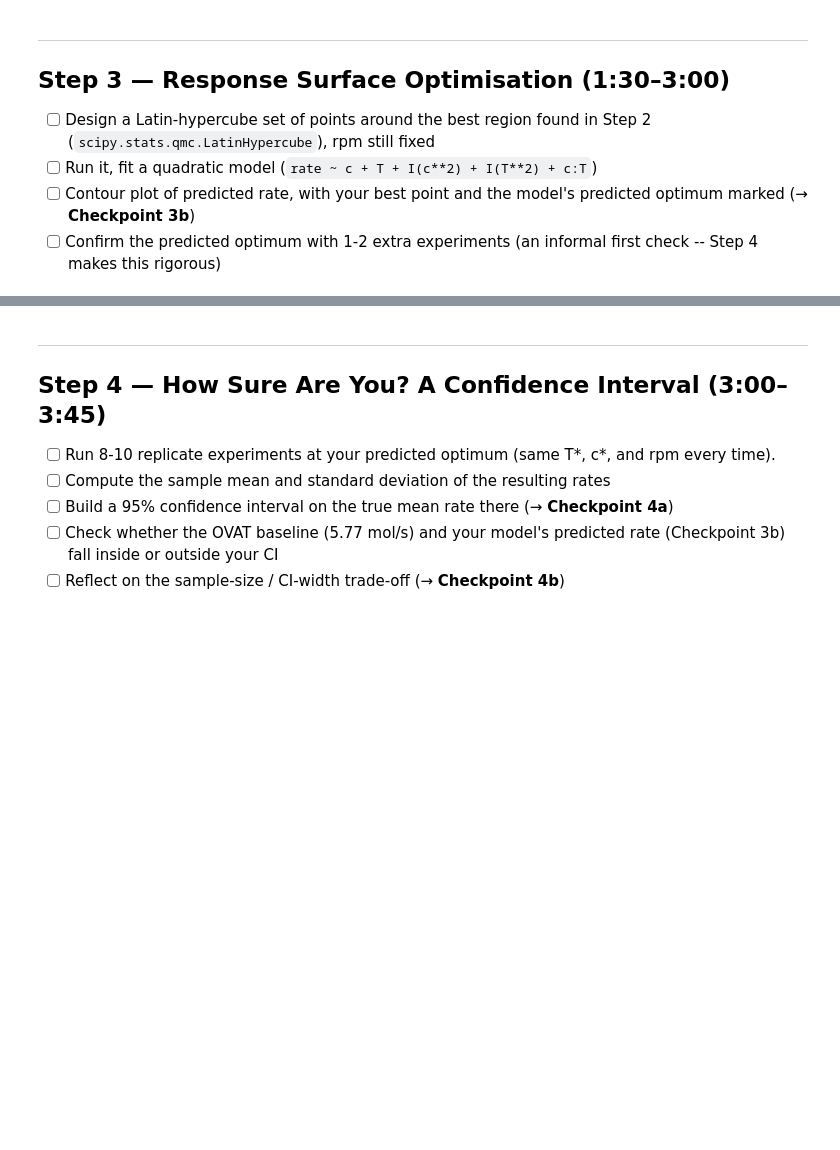
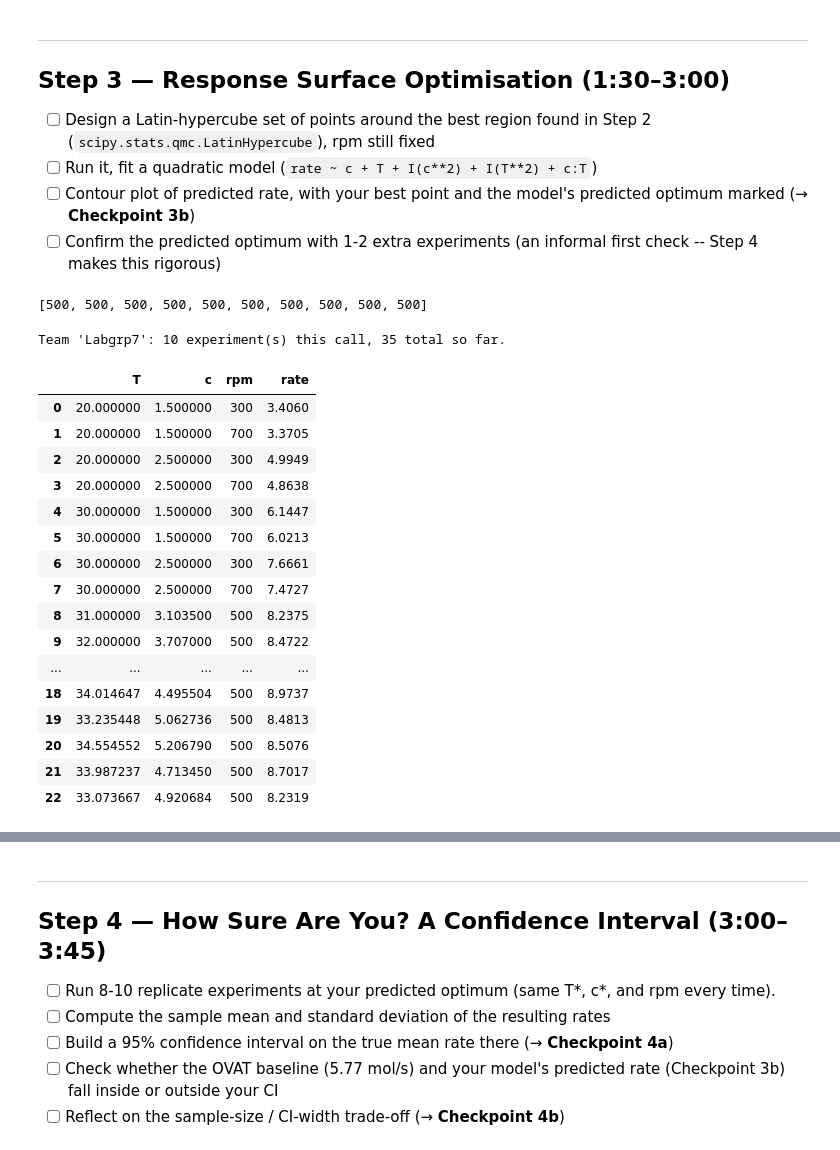
Before and after one commit to evagulevska-ctrl/1kb570_2026, a Jupyter notebook: Labs/03_optimising_catalytic_reaction/starter_notebook.ipynb, the cells around one changed output, grey strips where cells are left out. Saved outputs shown, nothing was run; the diff lists cells and outputs as text; code cells hidden in the pictures; blank space fills up the shorter version.

```diff
--- a/Labs/03_optimising_catalytic_reaction/starter_notebook.ipynb
+++ b/Labs/03_optimising_catalytic_reaction/starter_notebook.ipynb
@@ -124,3 +360,41 @@ log(result)
 # points in [0,1]^2 for (c, T), then scale them to your chosen region.
 # qmc.scale(sample, l_bounds, u_bounds) does the scaling for you. If you
 # fixed your rpm value, rpm stays fixed at your chosen value for every point.
+num_samples = 10
+sample = qmc.LatinHypercube(d=2, seed=RANDOM_STATE).random(n=num_samples)
+scaled = qmc.scale(sample, [4.3,33], [5.5,35])
+T_box=[]
+c_box=[]
+rpm_new=[]
+for i in range(len(scaled)):
+    c_box.append(scaled[i][0])
+    T_box.append(scaled[i][1])
+    rpm_new.append(500)
+print(rpm_new)
+# %% [output]
+[500, 500, 500, 500, 500, 500, 500, 500, 500, 500]
+# %%
+from plant_client import run_experiment, leaderboard
+
+result = run_experiment(T = T_box, c = c_box, rpm = rpm_new, name='square1')
+result
+log(result)
+# %% [output]
+Team 'Labgrp7': 10 experiment(s) this call, 35 total so far.
+|  | T | c | rpm | rate |
+| 0 | 20.000000 | 1.500000 | 300 | 3.4060 |
+| 1 | 20.000000 | 1.500000 | 700 | 3.3705 |
+| 2 | 20.000000 | 2.500000 | 300 | 4.9949 |
+| 3 | 20.000000 | 2.500000 | 700 | 4.8638 |
+| 4 | 30.000000 | 1.500000 | 300 | 6.1447 |
+| 5 | 30.000000 | 1.500000 | 700 | 6.0213 |
+| 6 | 30.000000 | 2.500000 | 300 | 7.6661 |
+| 7 | 30.000000 | 2.500000 | 700 | 7.4727 |
+| 8 | 31.000000 | 3.103500 | 500 | 8.2375 |
+| 9 | 32.000000 | 3.707000 | 500 | 8.4722 |
+| ... | ... | ... | ... | ... |
+| 18 | 34.014647 | 4.495504 | 500 | 8.9737 |
+| 19 | 33.235448 | 5.062736 | 500 | 8.4813 |
+| 20 | 34.554552 | 5.206790 | 500 | 8.5076 |
+| 21 | 33.987237 | 4.713450 | 500 | 8.7017 |
+| 22 | 33.073667 | 4.920684 | 500 | 8.2319 |
```
Also changed, not shown: parts of 20 cells of this notebook.
